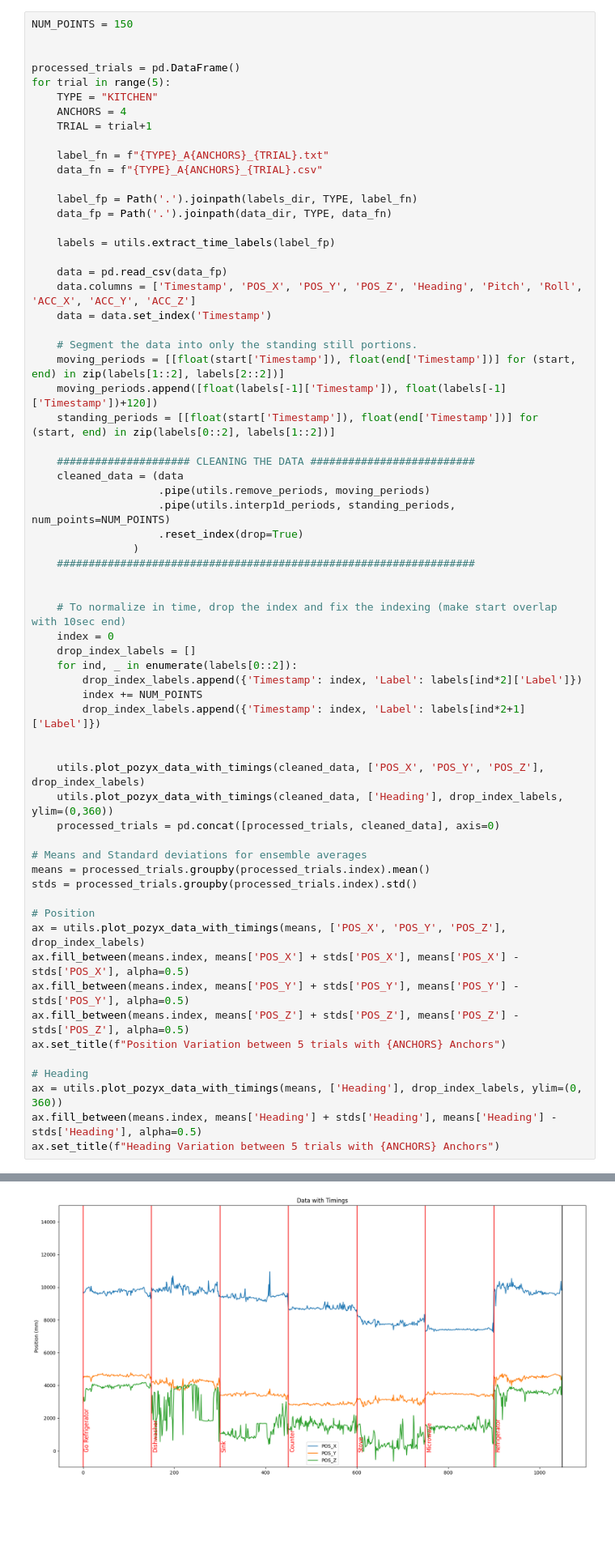
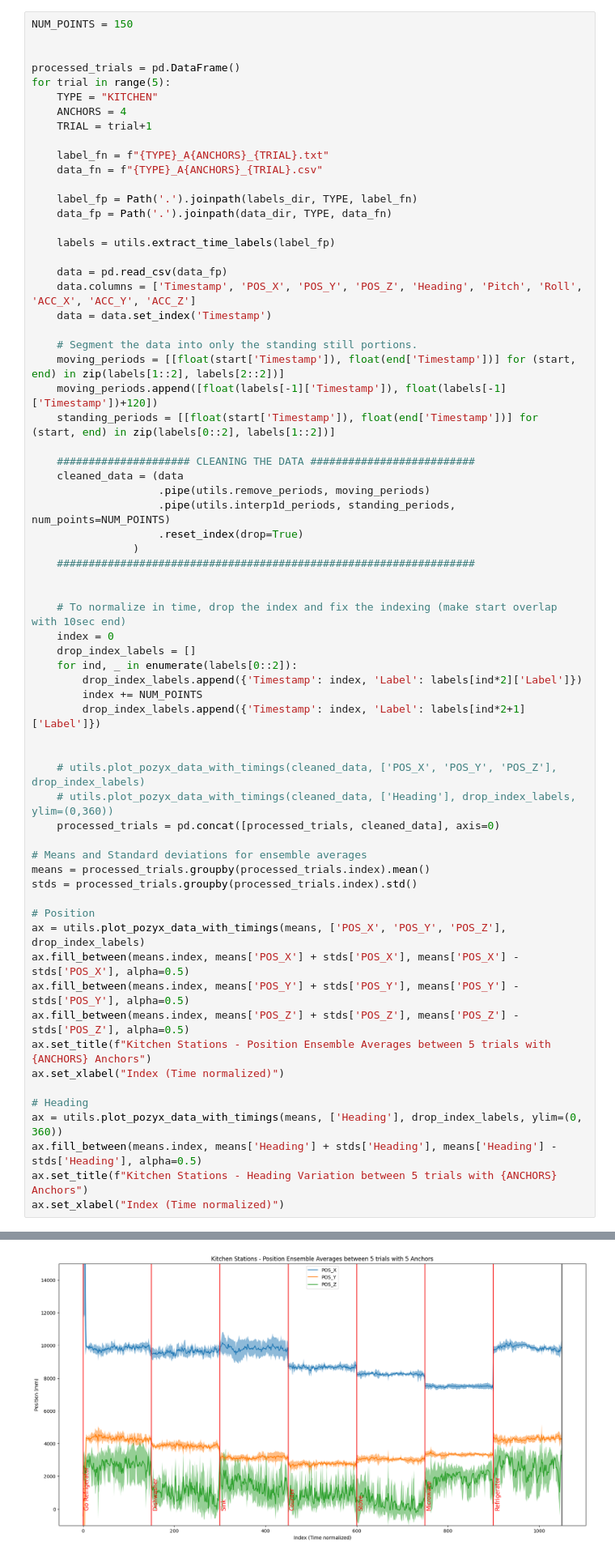
Before and after one commit to snphan/pozyx-thesis, a Jupyter notebook: 2023-01-18 Dynamic Testing and # of Anchors Testing/kitchen_analysis.ipynb, the cells around one changed output, grey strips where cells are left out. Shown at 81% size. Saved outputs shown, nothing was run; the diff lists cells and outputs as text; blank space fills up the shorter version.

Commit message:
add visualization for kitchen and zpos

```diff
--- a/2023-01-18 Dynamic Testing and # of Anchors Testing/kitchen_analysis.ipynb
+++ b/2023-01-18 Dynamic Testing and # of Anchors Testing/kitchen_analysis.ipynb
@@ -149,8 +168,8 @@ for trial in range(5):
         drop_index_labels.append({'Timestamp': index, 'Label': labels[ind*2+1]['Label']})
 
 
-    utils.plot_pozyx_data_with_timings(cleaned_data, ['POS_X', 'POS_Y', 'POS_Z'], drop_index_labels)
-    utils.plot_pozyx_data_with_timings(cleaned_data, ['Heading'], drop_index_labels, ylim=(0,360))
+    # utils.plot_pozyx_data_with_timings(cleaned_data, ['POS_X', 'POS_Y', 'POS_Z'], drop_index_labels)
+    # utils.plot_pozyx_data_with_timings(cleaned_data, ['Heading'], drop_index_labels, ylim=(0,360))
     processed_trials = pd.concat([processed_trials, cleaned_data], axis=0)
 
 # Means and Standard deviations for ensemble averages
@@ -162,10 +181,12 @@ ax = utils.plot_pozyx_data_with_timings(means, ['POS_X', 'POS_Y', 'POS_Z'], drop
 ax.fill_between(means.index, means['POS_X'] + stds['POS_X'], means['POS_X'] - stds['POS_X'], alpha=0.5)
 ax.fill_between(means.index, means['POS_Y'] + stds['POS_Y'], means['POS_Y'] - stds['POS_Y'], alpha=0.5)
 ax.fill_between(means.index, means['POS_Z'] + stds['POS_Z'], means['POS_Z'] - stds['POS_Z'], alpha=0.5)
-ax.set_title(f"Position Variation between 5 trials with {ANCHORS} Anchors")
+ax.set_title(f"Kitchen Stations - Position Ensemble Averages between 5 trials with {ANCHORS} Anchors")
+ax.set_xlabel("Index (Time normalized)")
 
 # Heading
 ax = utils.plot_pozyx_data_with_timings(means, ['Heading'], drop_index_labels, ylim=(0, 360))
 ax.fill_between(means.index, means['Heading'] + stds['Heading'], means['Heading'] - stds['Heading'], alpha=0.5)
-ax.set_title(f"Heading Variation between 5 trials with {ANCHORS} Anchors")
+ax.set_title(f"Kitchen Stations - Heading Variation between 5 trials with {ANCHORS} Anchors")
+ax.set_xlabel("Index (Time normalized)")
 # %% [output]
@@ -172 +194 @@ ax.set_title(f"Heading Variation between 5 trials with {ANCHORS} Anchors")
-[figure, old version]
+[figure, new version]
```
Also changed, not shown: parts of 7 cells of this notebook, 1 other file.
